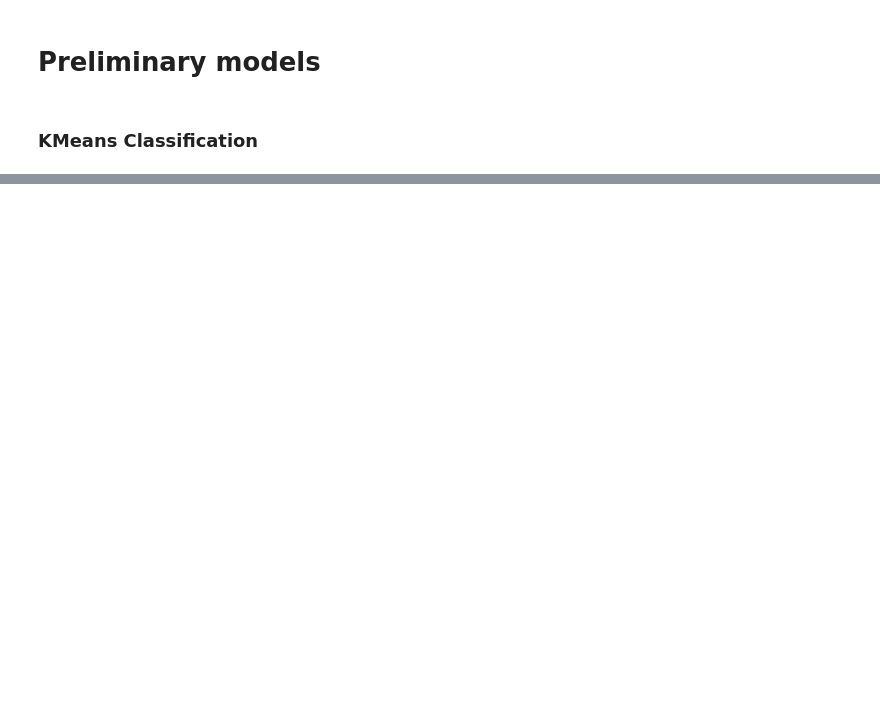
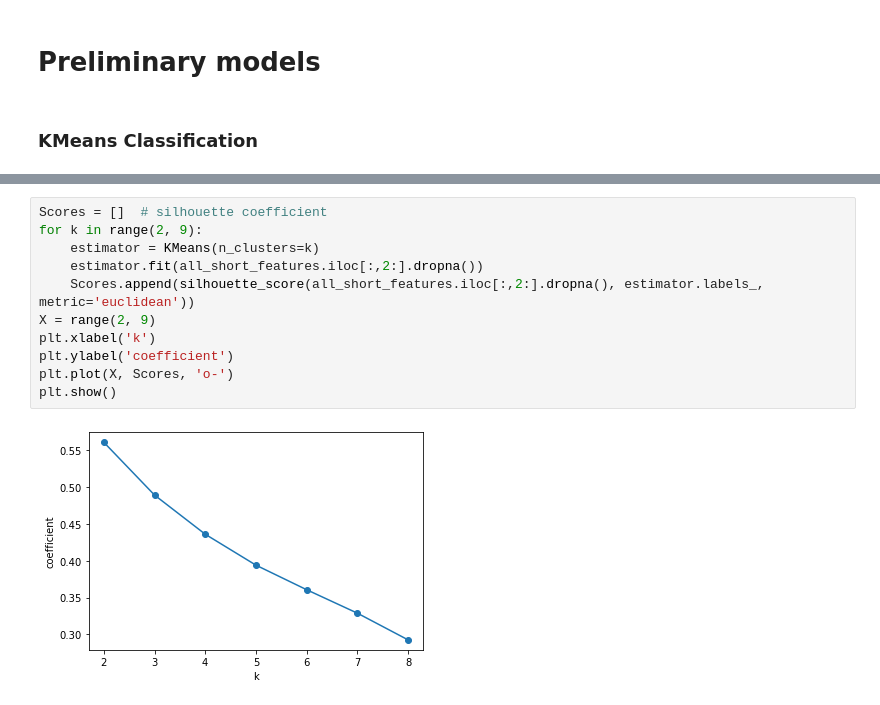
Before and after one commit to Adrianne-Fu/Orie-4741-Project, a Jupyter notebook: midterm code.ipynb, the cells around one changed output, grey strips where cells are left out. Saved outputs shown, nothing was run; the diff lists cells and outputs as text; blank space fills up the shorter version.

```diff
--- a/midterm code.ipynb
+++ b/midterm code.ipynb
@@ -128,0 +181,13 @@ plt.show()
+# %%
+Scores = []  # silhouette coefficient
+for k in range(2, 9):
+    estimator = KMeans(n_clusters=k)
+    estimator.fit(all_short_features.iloc[:,2:].dropna())
+    Scores.append(silhouette_score(all_short_features.iloc[:,2:].dropna(), estimator.labels_, metric='euclidean'))
+X = range(2, 9)
+plt.xlabel('k')
+plt.ylabel('coefficient')
+plt.plot(X, Scores, 'o-')
+plt.show()
+# %% [output]
+[figure, added]
```
Also changed, not shown: parts of 13 cells of this notebook.
